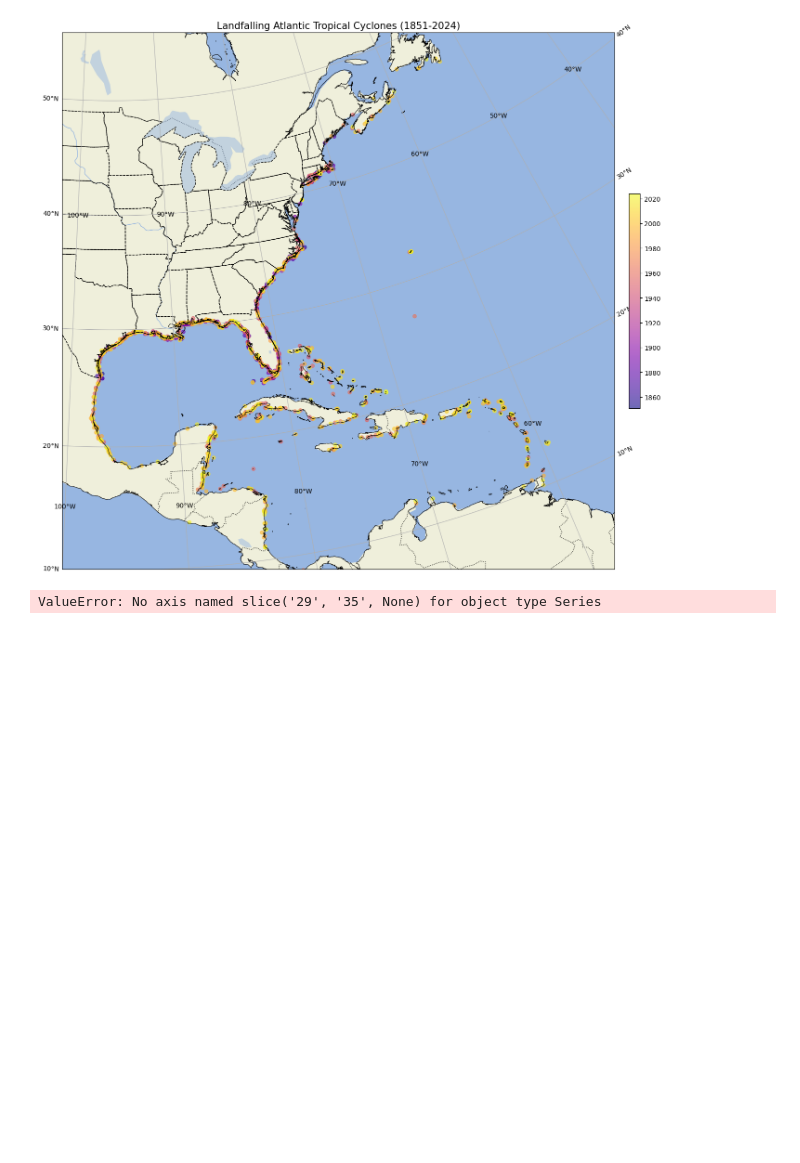
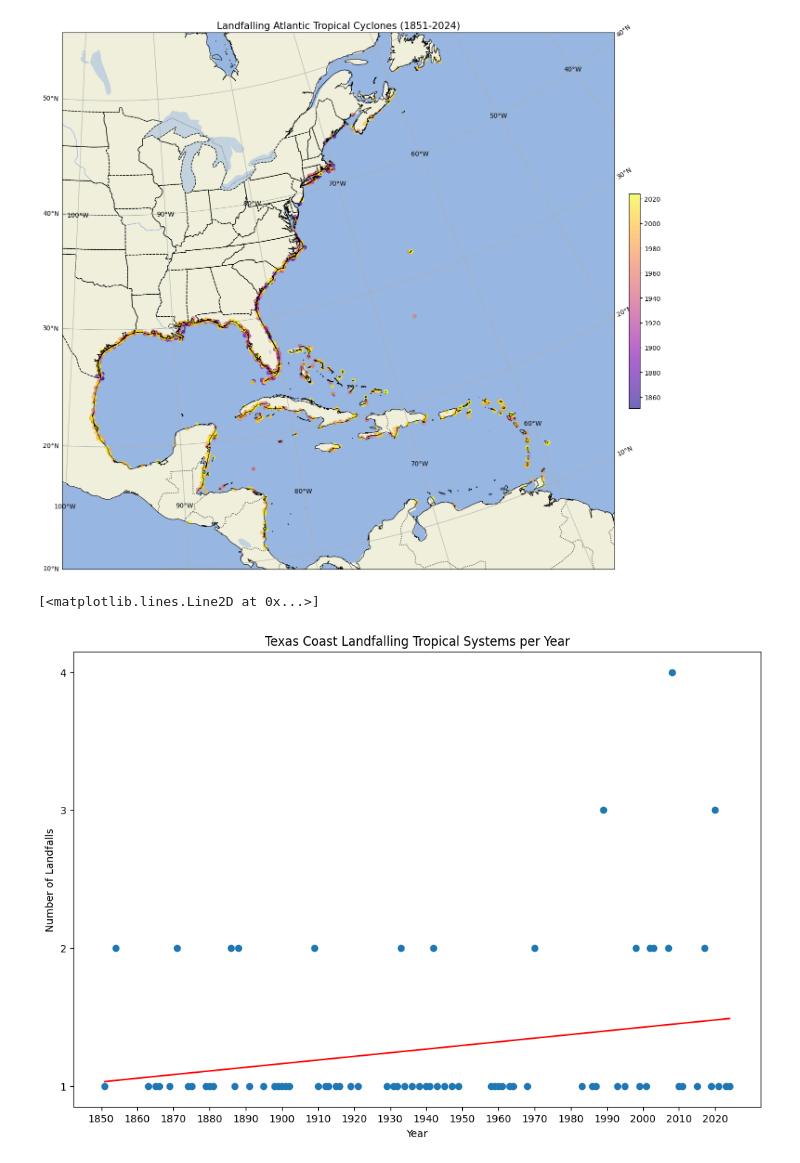
Before and after one commit to EP-Shark/Meteorology-Research-Dr.-Misra-, a Jupyter notebook: Hurdat2_analysis.ipynb, the cells around one changed output. Drawn from its saved outputs; the diff is of its cells as text; code cells hidden in the pictures; blank space fills up the shorter version.

Commit message:
Made scatterplot of Texas landfalling storm frequency w/ a trendline

```diff
--- a/Hurdat2_analysis.ipynb
+++ b/Hurdat2_analysis.ipynb
@@ -134,9 +134,26 @@ Text(0.5, 1.0, 'Landfalling Atlantic Tropical Cyclones (1851-2024)')
 # 1st: Landfalling frequency by locations by state, (Start with texas) - make a scatterplot with x and y axis showing frequency of landfalls by year
 # x axis = year, y axis = frequency of landfalls
 # %%
-## Creating figure for texas landfalling frequency ##
-Texas_Landfalls_Lat = Landfall_only["Lat"].loc(Landfall_only['Lat'] >=  # Latitude range for Texas
-
-Texas_Landfalls_Lat
+# Parsing the dataframe for texas landfalls only#
+Texas_Landfalls = Landfall_only[(Lat >= 26) & (Lat <= 30) & (Lon >= -98) & (Lon <= -94)] #This parses the dataframe for landfalls using texas coast lat/lon boundaries
+Texas_L_years = Texas_Landfalls['year'].values
+Texas_landfall_count = Texas_Landfalls.groupby('year').size()
+## Creating a scatterplot for Texas landfalls ##
+fig, ax = plt.subplots(figsize=(12,8))
+ax.scatter(Texas_landfall_count.index, Texas_landfall_count)
+#Adding elements to the plot#
+ax.set_xlabel("Year")
+ax.set_ylabel('Number of Landfalls')
+ax.set_title('Texas Coast Landfalling Tropical Systems per Year')
+x_range = np.arange(1850, 2030, 10)
+ax.set_xticks(x_range)
+ax.set_yticks([1,2,3,4])
+### Creating a trendline ###
+years = Texas_landfall_count.index.astype(int)
+counts = Texas_landfall_count.values
+z = np.polyfit (years, counts, 1)
+p = np.poly1d(z)
+plt.plot(years, p(years), "r-")
 # %% [output]
-ValueError: No axis named slice('29', '35', None) for object type Series
+[<matplotlib.lines.Line2D at 0x...>]
+[figure, added]
```
